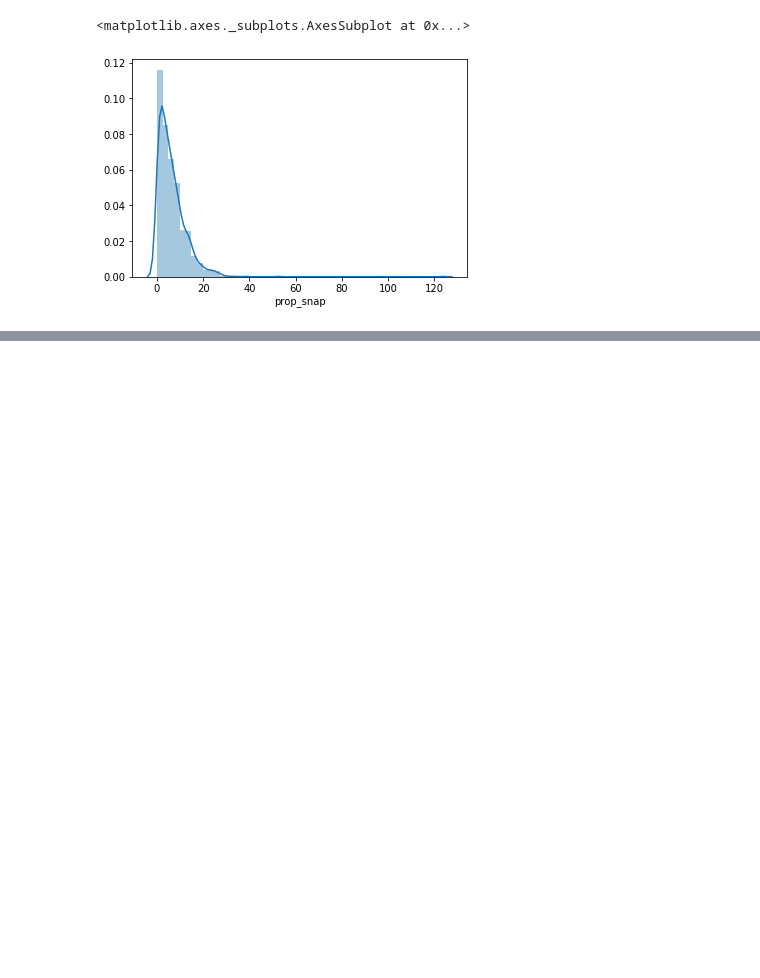
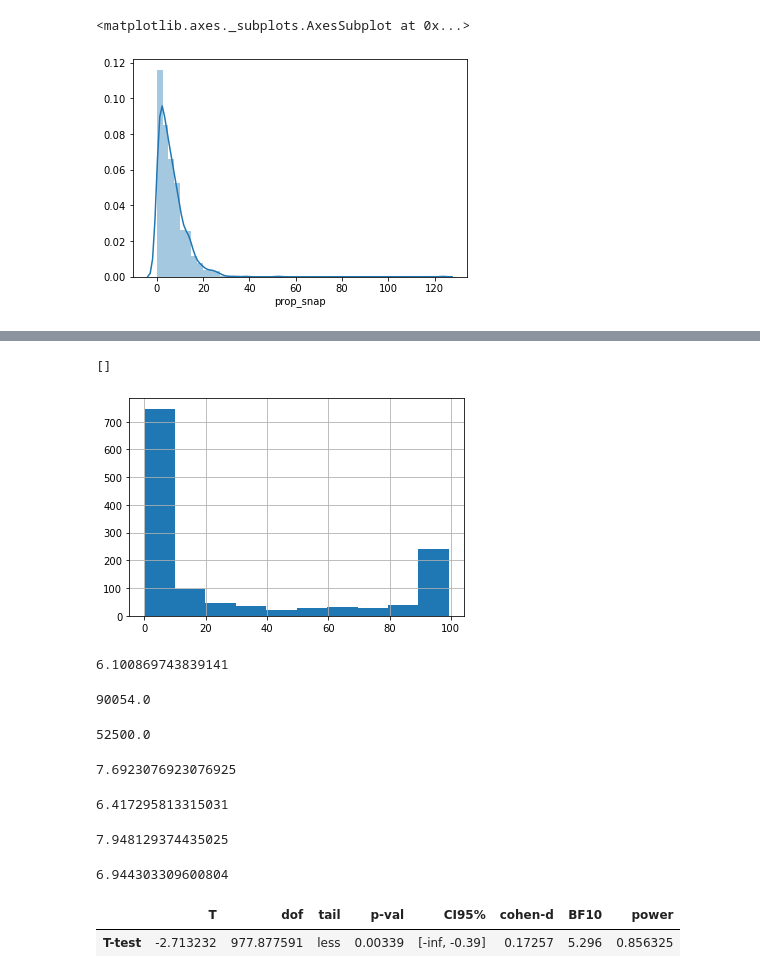
Before and after one commit to DS4A-team92/food-deserts, a Jupyter notebook: notebooks/3.0_ZH_initial_EDA.ipynb, the cells around one changed output, grey strips where cells are left out. Saved outputs shown, nothing was run; the diff lists cells and outputs as text; code cells hidden in the pictures; blank space fills up the shorter version.

```diff
--- a/notebooks/3.0_ZH_initial_EDA.ipynb
+++ b/notebooks/3.0_ZH_initial_EDA.ipynb
@@ -390,0 +384,45 @@ sns.distplot(df_clean['prop_snap'])
+# %%
+df_clean['prop_black'].hist().plot()
+# %% [output]
+[]
+[figure, added]
+# %%
+df_clean['prop_black'].median()
+# %% [output]
+6.100869743839141
+# %%
+#Seggregation of the population is clearly reflected in the bimodal distribution of the proportion of Black people
+#in different census tracts.
+
+df_clean[df_clean['prop_black']<6.101]['median_income'].median()
+# %% [output]
+90054.0
+# %%
+df_clean[df_clean['prop_black']>6.101]['median_income'].median()
+# %% [output]
+52500.0
+# %%
+df_clean[df_clean['prop_black']<6.101]['mrfei'].median()
+# %% [output]
+7.6923076923076925
+# %%
+df_clean[df_clean['prop_black']>6.101]['mrfei'].median()
+# %% [output]
+6.417295813315031
+# %%
+df_clean[df_clean['prop_black']<6.101]['mrfei'].mean()
+# %% [output]
+7.948129374435025
+# %%
+df_clean[df_clean['prop_black']>6.101]['mrfei'].mean()
+# %% [output]
+6.944303309600804
+# %%
+#ttest to see if difference in mean is statistically significant
+import pingouin
+#from scipy.stats import ttest_ind
+pingouin.ttest(df_clean[df_clean['prop_black']>6.101]['mrfei'],df_clean[df_clean['prop_black']<6.101]['mrfei'],tail="one-sided")
+#ttest_ind(df_clean[df_clean['prop_black']>6.101]['mrfei'],df_clean[df_clean['prop_black']<6.101]['mrfei'])
+# %% [output]
+|  | T | dof | tail | p-val | CI95% | cohen-d | BF10 | power |
+| T-test | -2.713232 | 977.877591 | less | 0.00339 | [-inf, -0.39] | 0.17257 | 5.296 | 0.856325 |
```
Also changed, not shown: parts of 24 cells of this notebook.
